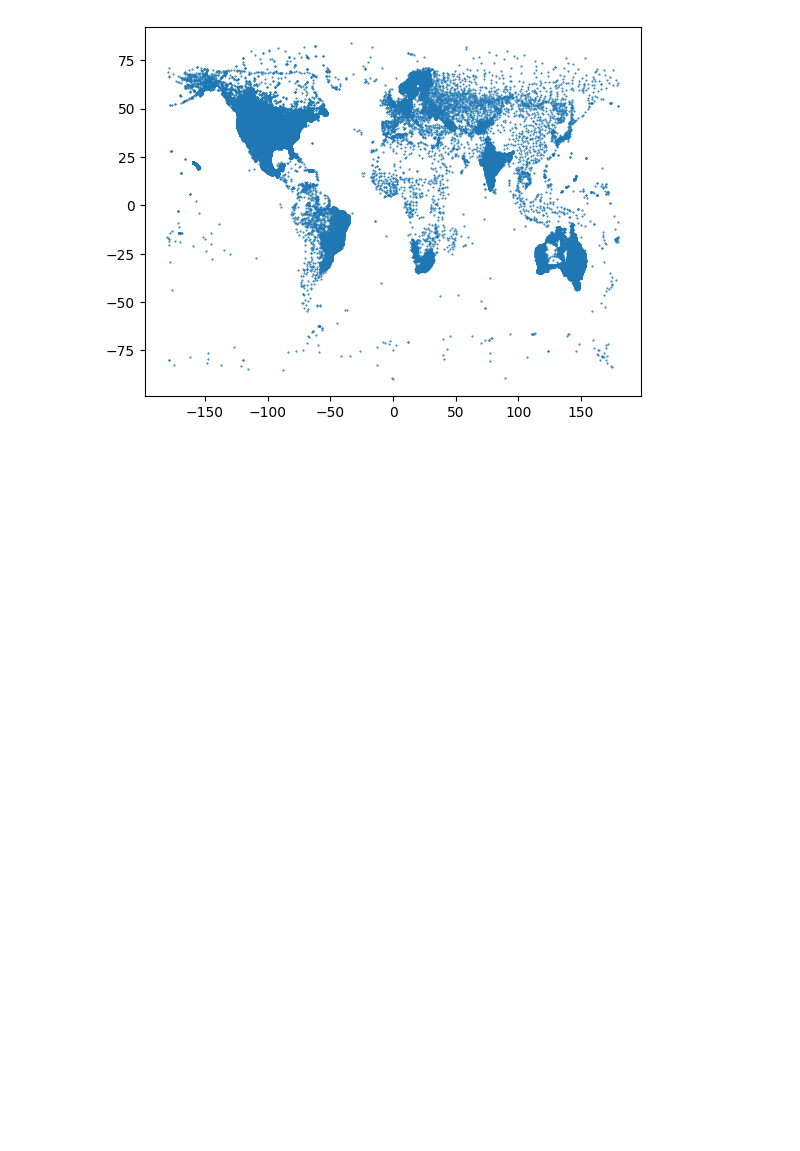
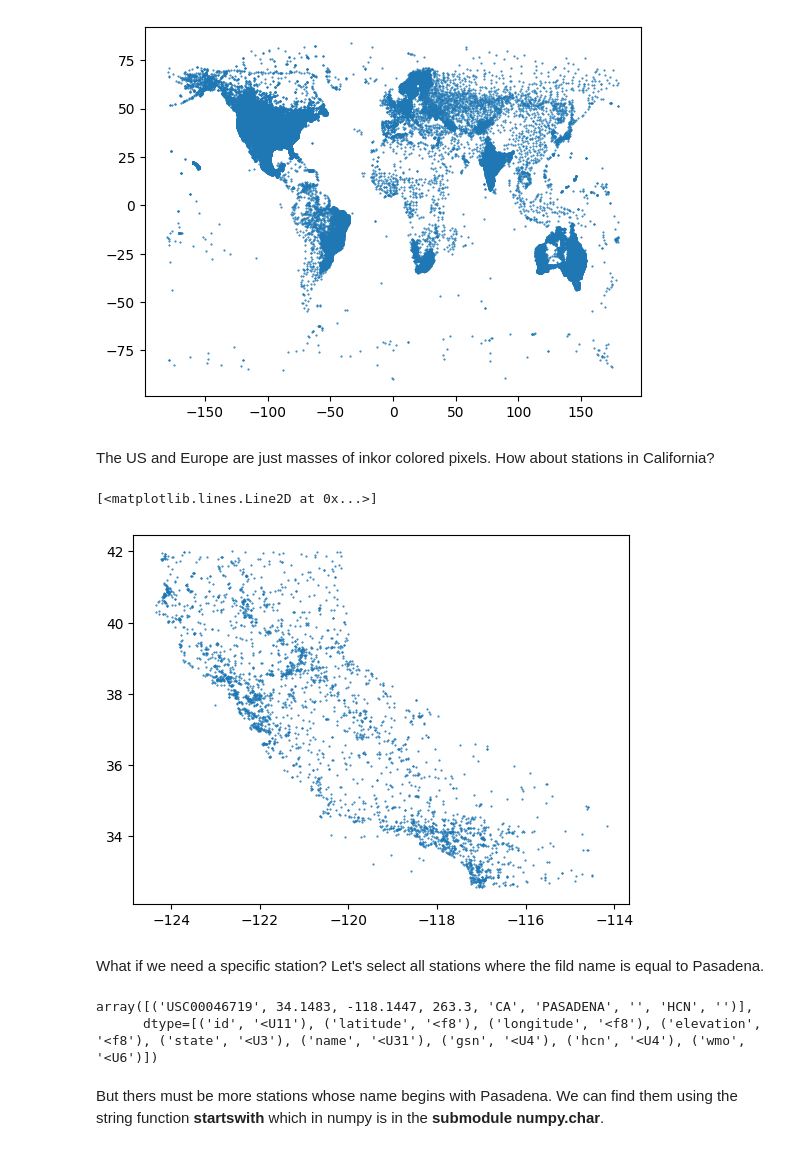
Before and after one commit to pedroteixeiraw/pythonDataAnalysis, a Jupyter notebook: 03_weather_data.ipynb, the cells around one changed output. Drawn from its saved outputs; the diff is of its cells as text; code cells hidden in the pictures; blank space fills up the shorter version.

Commit message:
start analysing PASADENA.dly

```diff
--- a/03_weather_data.ipynb
+++ b/03_weather_data.ipynb
@@ -42,3 +50,21 @@ pp.plot(stations['longitude'], stations['latitude'], '.', markersize=1)
 # %% [output]
 [<matplotlib.lines.Line2D at 0x...>]
 [figure]
+# %% [markdown]
+The US and Europe are just masses of inkor colored pixels. How about stations in California?
+# %%
+stations_ca = stations[stations['state'] == 'CA']
+# %%
+pp.plot(stations_ca['longitude'], stations_ca['latitude'], '.', markersize = 1)
+# %% [output]
+[<matplotlib.lines.Line2D at 0x...>]
+[figure, added]
+# %% [markdown]
+What if we need a specific station? Let's select all stations where the fild name is equal to Pasadena.
+# %%
+stations[stations['name'] == 'PASADENA']
+# %% [output]
+array([('USC00046719', 34.1483, -118.1447, 263.3, 'CA', 'PASADENA', '', 'HCN', '')],
+      dtype=[('id', '<U11'), ('latitude', '<f8'), ('longitude', '<f8'), ('elevation', '<f8'), ('state', '<U3'), ('name', '<U31'), ('gsn', '<U4'), ('hcn', '<U4'), ('wmo', '<U6')])
+# %% [markdown]
+But thers must be more stations whose name begins with Pasadena. We can find them using the string function **startswith** which in numpy is in the **submodule numpy.char**.
```
Also changed, not shown: parts of 7 cells of this notebook.
